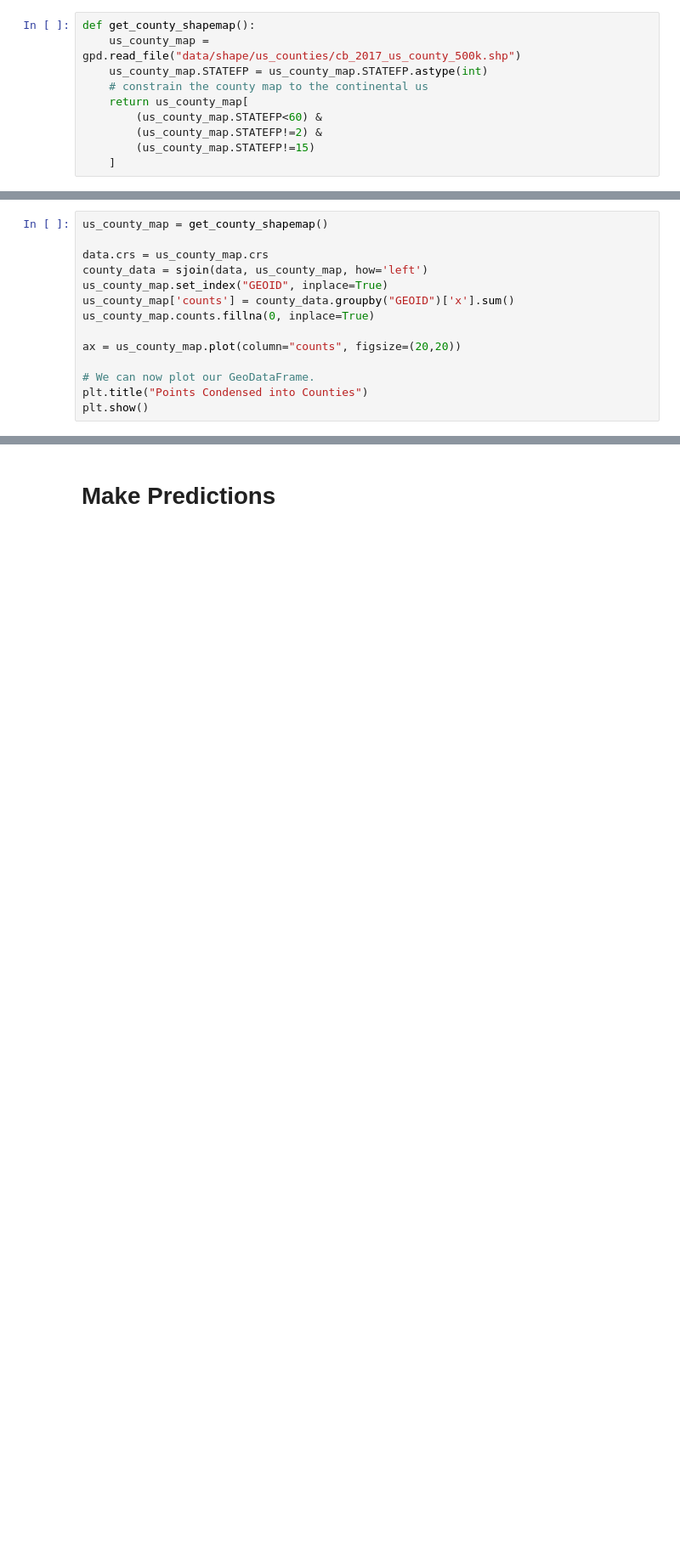
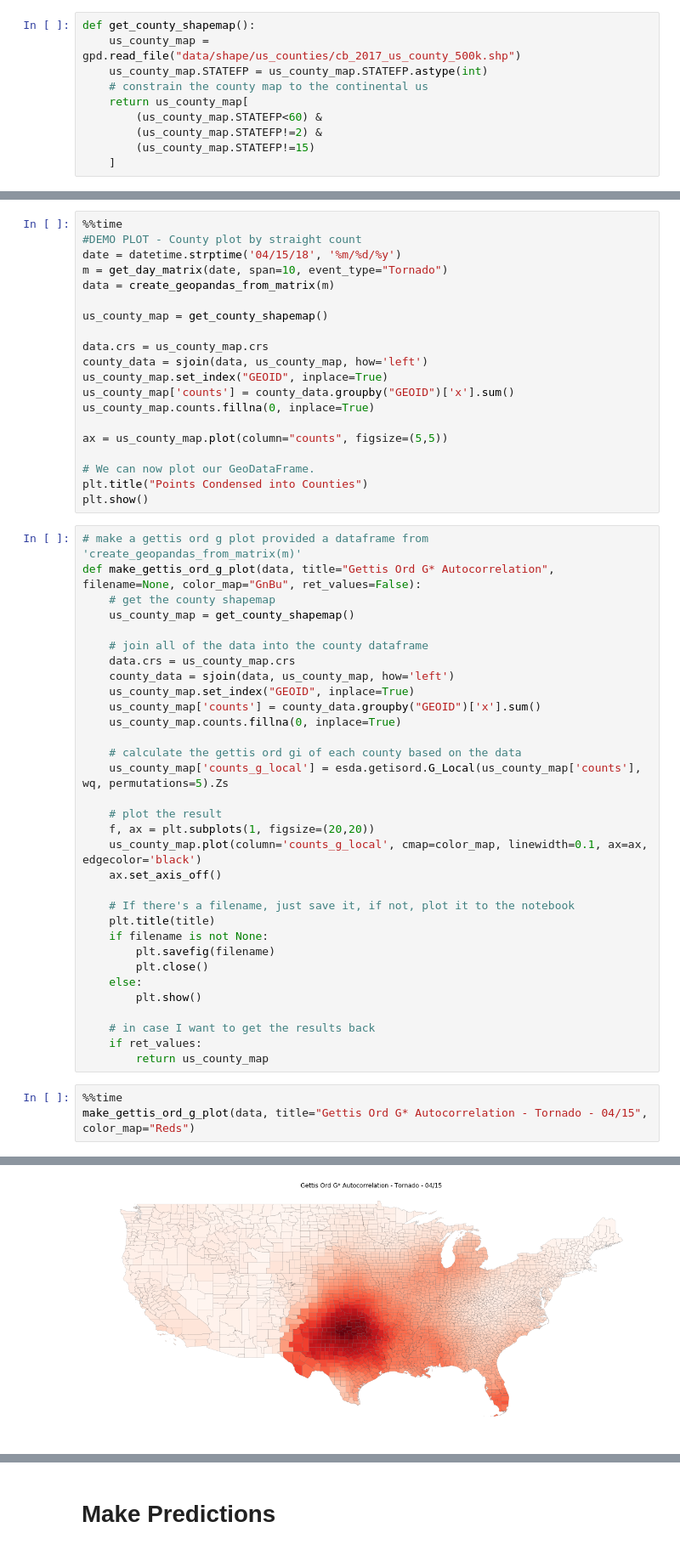
Before and after one commit to jonhartm/SI671_Project, a Jupyter notebook: SI671-Project.ipynb, the cells around one changed output, grey strips where cells are left out. Shown: that part at 85% size. Cells and saved outputs as stored; diff of their text form; blank space fills up the shorter version.

```diff
--- a/SI671-Project.ipynb
+++ b/SI671-Project.ipynb
@@ -501,4 +420,10 @@ plt.show()
 # %%
+%%time
+#DEMO PLOT - County plot by straight count
+date = datetime.strptime('04/15/18', '%m/%d/%y')
+m = get_day_matrix(date, span=10, event_type="Tornado")
+data = create_geopandas_from_matrix(m)
+
 us_county_map = get_county_shapemap()
 
 data.crs = us_county_map.crs
@@ -507,8 +432,44 @@ us_county_map.set_index("GEOID", inplace=True)
 us_county_map['counts'] = county_data.groupby("GEOID")['x'].sum()
 us_county_map.counts.fillna(0, inplace=True)
 
-ax = us_county_map.plot(column="counts", figsize=(20,20))
+ax = us_county_map.plot(column="counts", figsize=(5,5))
 
 # We can now plot our GeoDataFrame.
 plt.title("Points Condensed into Counties")
 plt.show()
+# %%
+# make a gettis ord g plot provided a dataframe from 'create_geopandas_from_matrix(m)'
+def make_gettis_ord_g_plot(data, title="Gettis Ord G* Autocorrelation", filename=None, color_map="GnBu", ret_values=False):
+    # get the county shapemap
+    us_county_map = get_county_shapemap()
+
+    # join all of the data into the county dataframe
+    data.crs = us_county_map.crs
+    county_data = sjoin(data, us_county_map, how='left')
+    us_county_map.set_index("GEOID", inplace=True)
+    us_county_map['counts'] = county_data.groupby("GEOID")['x'].sum()
+    us_county_map.counts.fillna(0, inplace=True)
+
+    # calculate the gettis ord gi of each county based on the data
+    us_county_map['counts_g_local'] = esda.getisord.G_Local(us_county_map['counts'], wq, permutations=5).Zs
+
+    # plot the result
+    f, ax = plt.subplots(1, figsize=(20,20))
+    us_county_map.plot(column='counts_g_local', cmap=color_map, linewidth=0.1, ax=ax, edgecolor='black')
+    ax.set_axis_off()
+
+    # If there's a filename, just save it, if not, plot it to the notebook
+    plt.title(title)
+    if filename is not None:
+        plt.savefig(filename)
+        plt.close()
+    else:
+        plt.show()
+
+    # in case I want to get the results back
+    if ret_values:
+        return us_county_map
+# %%
+%%time
+make_gettis_ord_g_plot(data, title="Gettis Ord G* Autocorrelation - Tornado - 04/15", color_map="Reds")
+# %% [output]
@@ -514,0 +478 @@ plt.show()
+[figure, added]
```
Also changed, not shown: parts of 72 cells of this notebook.
